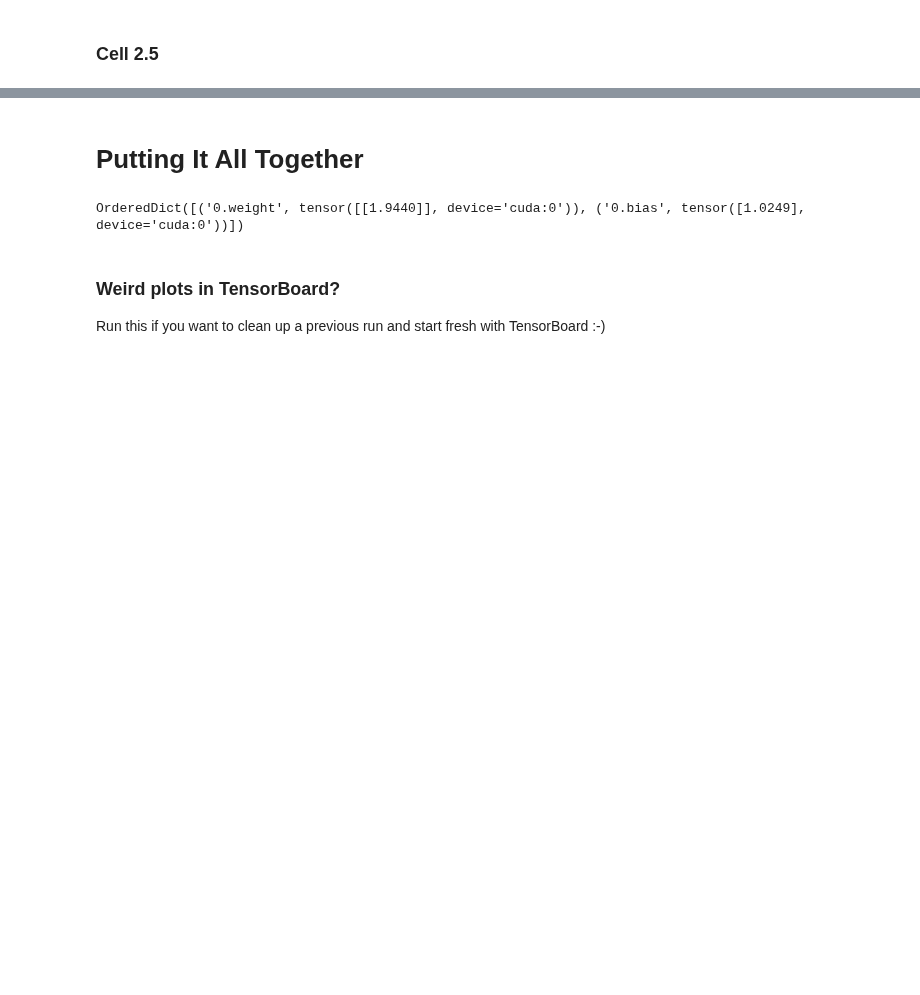
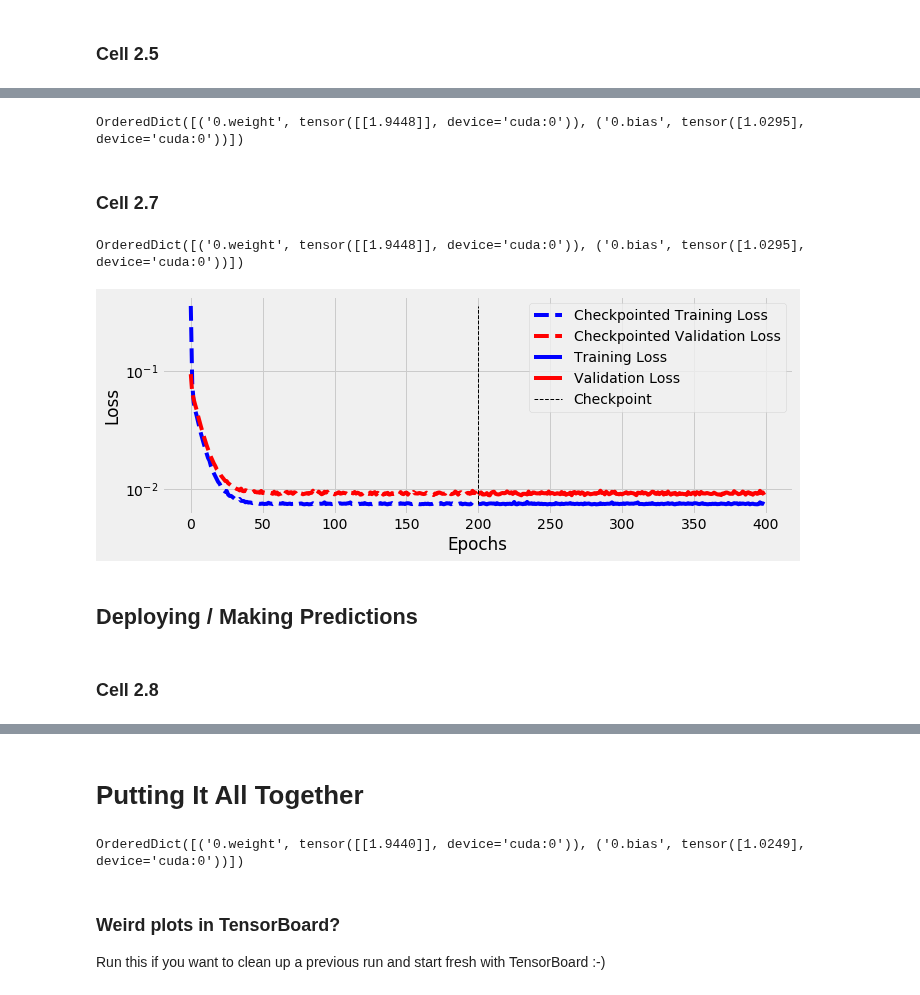
Before and after one commit to dvgodoy/PyTorchStepByStep, a Jupyter notebook: Chapter02.ipynb, the cells around one changed output, grey strips where cells are left out. Cells and saved outputs as stored; diff of their text form; code cells hidden in the pictures; blank space fills up the shorter version.

```diff
--- a/Chapter02.ipynb
+++ b/Chapter02.ipynb
@@ -613,11 +625,2 @@ torch.save(checkpoint, 'model_checkpoint.pth')
 # %% [markdown]
 ### Cell 2.5
-# %%
-checkpoint = torch.load('model_checkpoint.pth')
-
-model.load_state_dict(checkpoint['model_state_dict'])
-optimizer.load_state_dict(checkpoint['optimizer_state_dict'])
-
-epoch = checkpoint['epoch']
-losses = checkpoint['loss']
-val_losses = checkpoint['val_loss']
@@ -627,0 +636,17 @@ OrderedDict([('0.weight', tensor([[1.9440]], device='cuda:0')), ('0.bias', tenso
+# %%
+checkpoint = torch.load('model_checkpoint.pth')
+
+model.load_state_dict(checkpoint['model_state_dict'])
+optimizer.load_state_dict(checkpoint['optimizer_state_dict'])
+
+saved_epoch = checkpoint['epoch']
+saved_losses = checkpoint['loss']
+saved_val_losses = checkpoint['val_loss']
+
+model.train() # always use TRAIN for resuming training
+# %%
+print(model.state_dict())
+# %% [output]
+OrderedDict([('0.weight', tensor([[1.9448]], device='cuda:0')), ('0.bias', tensor([1.0295], device='cuda:0'))])
+# %% [markdown]
+### Cell 2.7
@@ -627,0 +655,32 @@ OrderedDict([('0.weight', tensor([[1.9440]], device='cuda:0')), ('0.bias', tenso
+# %%
+print(model.state_dict())
+# %% [output]
+OrderedDict([('0.weight', tensor([[1.9448]], device='cuda:0')), ('0.bias', tensor([1.0295], device='cuda:0'))])
+# %%
+range_before = range(0, saved_epoch)
+range_after = range(saved_epoch, saved_epoch + n_epochs)
+
+fig = plt.figure(figsize=(10, 4))
+# Checkpointed loss
+plt.plot(range_before, saved_losses,
+         label='Checkpointed Training Loss', c='b', linestyle='--')
+plt.plot(range_before, saved_val_losses,
+         label='Checkpointed Validation Loss', c='r', linestyle='--')
+# Losses after resuming
+plt.plot(range_after, losses, label='Training Loss', c='b')
+plt.plot(range_after, val_losses, label='Validation Loss', c='r')
+# Divider
+plt.plot([saved_epoch, saved_epoch],
+         [np.min(saved_losses + losses), np.max(saved_losses + losses)],
+         c='k', linewidth=1, linestyle='--', label='Checkpoint')
+plt.yscale('log')
+plt.xlabel('Epochs')
+plt.ylabel('Loss')
+plt.legend()
+plt.tight_layout()
+# %% [output]
+[figure, added]
+# %% [markdown]
+## Deploying / Making Predictions
+# %% [markdown]
+### Cell 2.8
```
Also changed, not shown: parts of 19 cells of this notebook, 4 other files.
